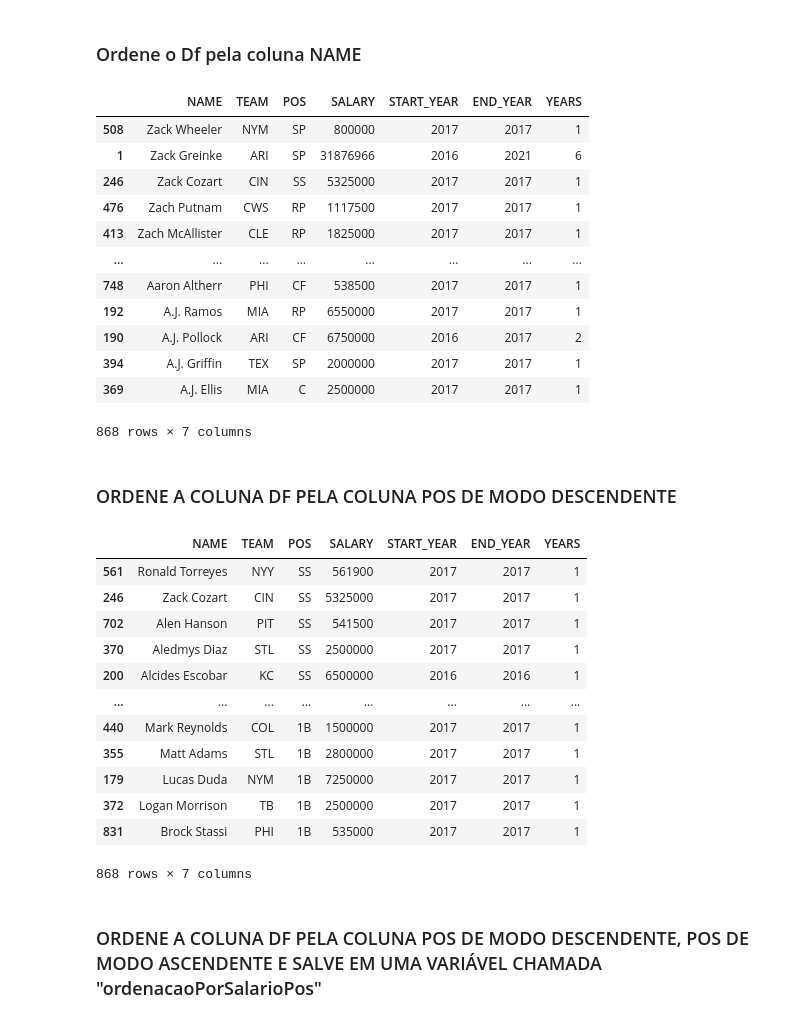
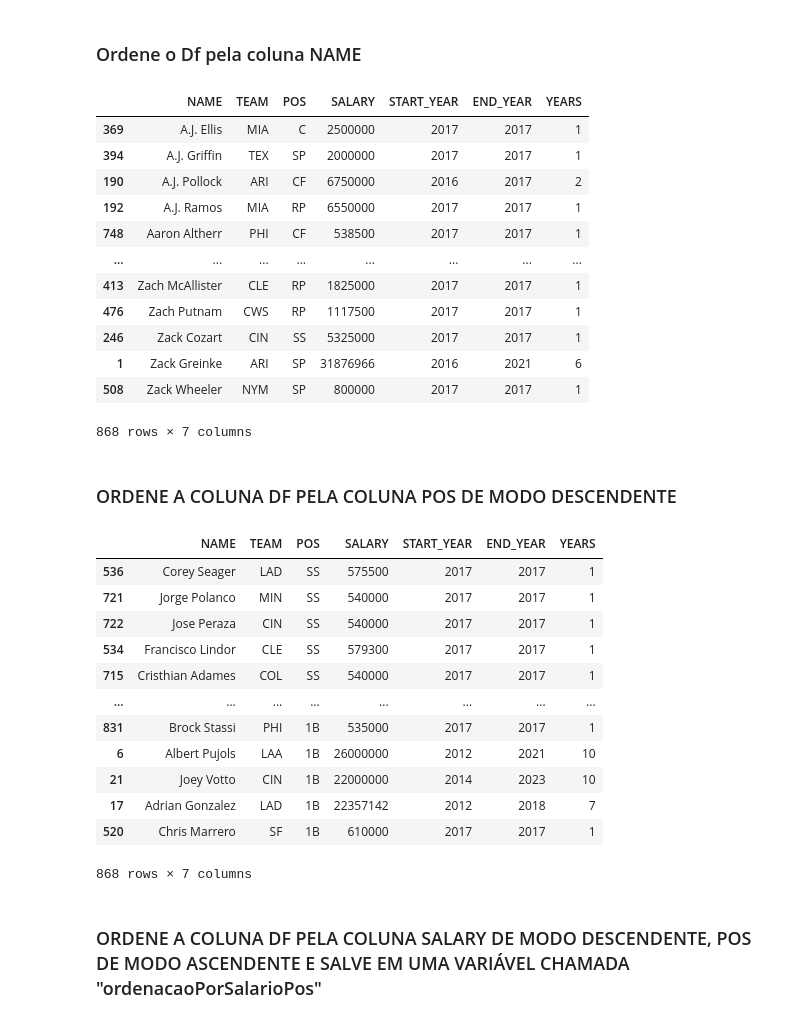
Before and after one commit to NatashaB-randao/AulasPython_EmbraerSocialTechCareers, a Jupyter notebook: Aulas/Jupyter/PandasCSV.ipynb, the cells around one changed output. Cells and saved outputs as stored; diff of their text form; code cells hidden in the pictures.

```diff
--- a/Aulas/Jupyter/PandasCSV.ipynb
+++ b/Aulas/Jupyter/PandasCSV.ipynb
@@ -146,21 +146,21 @@ df[df.SALARY > 10000000]
 # %% [markdown]
 ### Ordene o Df pela coluna NAME
 # %%
-df = df.sort_values(by='NAME', ascending=False)
+df = df.sort_values(by='NAME', ascending=True)
 df
 # %% [output]
 |  | NAME | TEAM | POS | SALARY | START_YEAR | END_YEAR | YEARS |
+| 369 | A.J. Ellis | MIA | C | 2500000 | 2017 | 2017 | 1 |
+| 394 | A.J. Griffin | TEX | SP | 2000000 | 2017 | 2017 | 1 |
+| 190 | A.J. Pollock | ARI | CF | 6750000 | 2016 | 2017 | 2 |
+| 192 | A.J. Ramos | MIA | RP | 6550000 | 2017 | 2017 | 1 |
+| 748 | Aaron Altherr | PHI | CF | 538500 | 2017 | 2017 | 1 |
+| ... | ... | ... | ... | ... | ... | ... | ... |
+| 413 | Zach McAllister | CLE | RP | 1825000 | 2017 | 2017 | 1 |
+| 476 | Zach Putnam | CWS | RP | 1117500 | 2017 | 2017 | 1 |
+| 246 | Zack Cozart | CIN | SS | 5325000 | 2017 | 2017 | 1 |
+| 1 | Zack Greinke | ARI | SP | 31876966 | 2016 | 2021 | 6 |
 | 508 | Zack Wheeler | NYM | SP | 800000 | 2017 | 2017 | 1 |
-| 1 | Zack Greinke | ARI | SP | 31876966 | 2016 | 2021 | 6 |
-| 246 | Zack Cozart | CIN | SS | 5325000 | 2017 | 2017 | 1 |
-| 476 | Zach Putnam | CWS | RP | 1117500 | 2017 | 2017 | 1 |
-| 413 | Zach McAllister | CLE | RP | 1825000 | 2017 | 2017 | 1 |
-| ... | ... | ... | ... | ... | ... | ... | ... |
-| 748 | Aaron Altherr | PHI | CF | 538500 | 2017 | 2017 | 1 |
-| 192 | A.J. Ramos | MIA | RP | 6550000 | 2017 | 2017 | 1 |
-| 190 | A.J. Pollock | ARI | CF | 6750000 | 2016 | 2017 | 2 |
-| 394 | A.J. Griffin | TEX | SP | 2000000 | 2017 | 2017 | 1 |
-| 369 | A.J. Ellis | MIA | C | 2500000 | 2017 | 2017 | 1 |
 868 rows × 7 columns
 # %% [markdown]
 ### ORDENE A COLUNA DF PELA COLUNA POS DE MODO DESCENDENTE
@@ -169,18 +169,18 @@ df = df.sort_values(by='POS', ascending=False)
 df
 # %% [output]
 |  | NAME | TEAM | POS | SALARY | START_YEAR | END_YEAR | YEARS |
-| 561 | Ronald Torreyes | NYY | SS | 561900 | 2017 | 2017 | 1 |
-| 246 | Zack Cozart | CIN | SS | 5325000 | 2017 | 2017 | 1 |
-| 702 | Alen Hanson | PIT | SS | 541500 | 2017 | 2017 | 1 |
-| 370 | Aledmys Diaz | STL | SS | 2500000 | 2017 | 2017 | 1 |
-| 200 | Alcides Escobar | KC | SS | 6500000 | 2016 | 2016 | 1 |
+| 536 | Corey Seager | LAD | SS | 575500 | 2017 | 2017 | 1 |
+| 721 | Jorge Polanco | MIN | SS | 540000 | 2017 | 2017 | 1 |
+| 722 | Jose Peraza | CIN | SS | 540000 | 2017 | 2017 | 1 |
+| 534 | Francisco Lindor | CLE | SS | 579300 | 2017 | 2017 | 1 |
+| 715 | Cristhian Adames | COL | SS | 540000 | 2017 | 2017 | 1 |
 | ... | ... | ... | ... | ... | ... | ... | ... |
-| 440 | Mark Reynolds | COL | 1B | 1500000 | 2017 | 2017 | 1 |
-| 355 | Matt Adams | STL | 1B | 2800000 | 2017 | 2017 | 1 |
-| 179 | Lucas Duda | NYM | 1B | 7250000 | 2017 | 2017 | 1 |
-| 372 | Logan Morrison | TB | 1B | 2500000 | 2017 | 2017 | 1 |
 | 831 | Brock Stassi | PHI | 1B | 535000 | 2017 | 2017 | 1 |
+| 6 | Albert Pujols | LAA | 1B | 26000000 | 2012 | 2021 | 10 |
+| 21 | Joey Votto | CIN | 1B | 22000000 | 2014 | 2023 | 10 |
+| 17 | Adrian Gonzalez | LAD | 1B | 22357142 | 2012 | 2018 | 7 |
+| 520 | Chris Marrero | SF | 1B | 610000 | 2017 | 2017 | 1 |
 868 rows × 7 columns
 # %% [markdown]
-### ORDENE A COLUNA DF PELA COLUNA POS DE MODO DESCENDENTE, POS DE MODO ASCENDENTE E SALVE EM UMA VARIÁVEL CHAMADA "ordenacaoPorSalarioPos"
+### ORDENE A COLUNA DF PELA COLUNA SALARY DE MODO DESCENDENTE, POS DE MODO ASCENDENTE E SALVE EM UMA VARIÁVEL CHAMADA "ordenacaoPorSalarioPos"
 # %%
```
Also changed, not shown: parts of 20 cells of this notebook.
